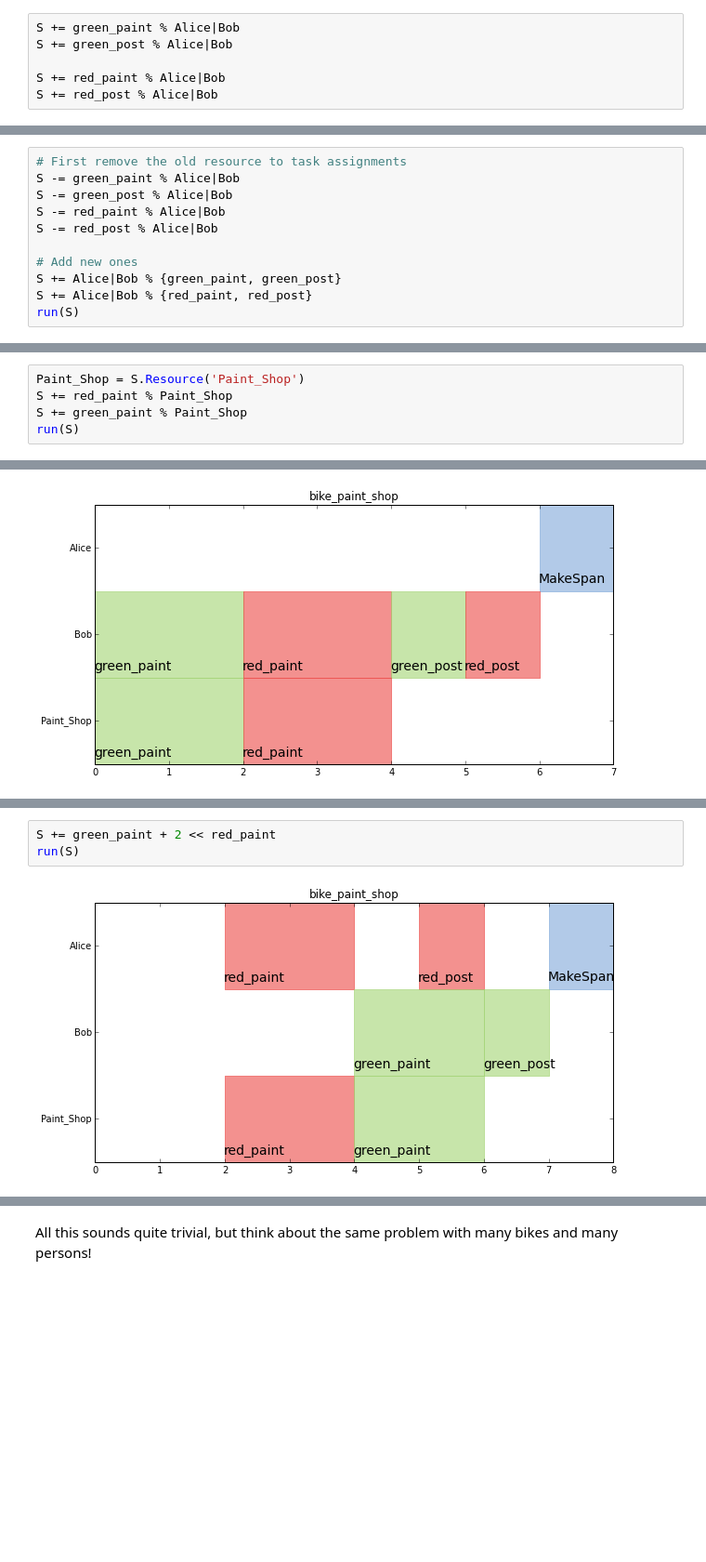
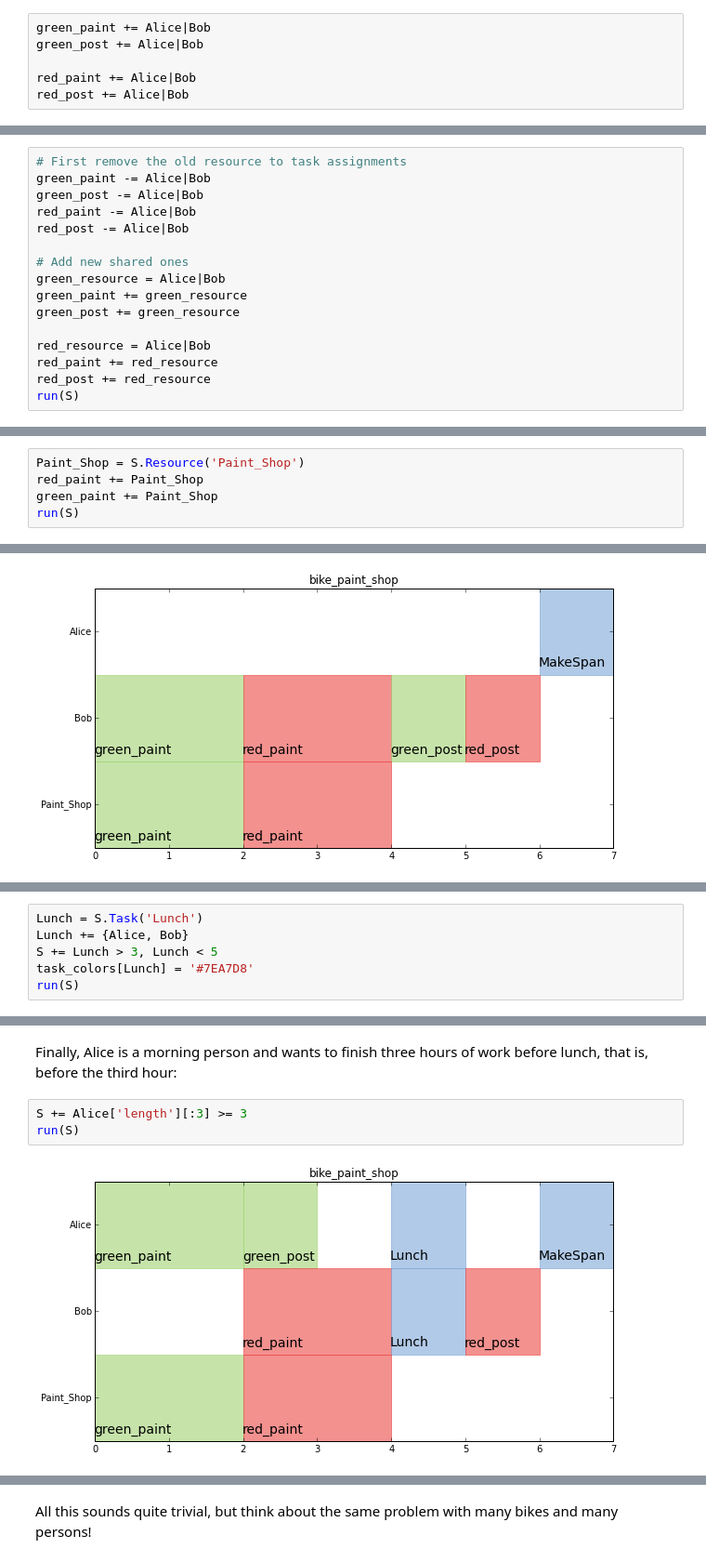
Before and after one commit to timnon/pyschedule-notebooks, a Jupyter notebook: README.ipynb, the cells around one changed output, grey strips where cells are left out. Shown at 93% size. Cells and saved outputs as stored; diff of their text form; blank space fills up the shorter version.

```diff
--- a/README.ipynb
+++ b/README.ipynb
@@ -72,11 +72,11 @@ S += green_paint < green_post, red_paint + 1 <= red_post
 # %% [markdown]
 Each task can be done by either Alice or Bob. Note that we use the %-operator to assign resources to tasks:
 # %%
-S += green_paint % Alice|Bob
-S += green_post % Alice|Bob
+green_paint += Alice|Bob
+green_post += Alice|Bob
 
-S += red_paint % Alice|Bob
-S += red_post % Alice|Bob
+red_paint += Alice|Bob
+red_post += Alice|Bob
 # %% [markdown]
 So lets have a look at the scenario:
 # %%
@@ -148,14 +147,19 @@ run(S)
 Bob is annoyed, if he paints the red bike, he also wants to do the post-processing, switching bikes takes too much time. We use the following constraints to ensure this. They ensure that painting and post-processing the red bike will both be done by either Alice or Bob. The same holds for the green one:
 # %%
 # First remove the old resource to task assignments
-S -= green_paint % Alice|Bob
-S -= green_post % Alice|Bob
-S -= red_paint % Alice|Bob
-S -= red_post % Alice|Bob
+green_paint -= Alice|Bob
+green_post -= Alice|Bob
+red_paint -= Alice|Bob
+red_post -= Alice|Bob
 
-# Add new ones
-S += Alice|Bob % {green_paint, green_post}
-S += Alice|Bob % {red_paint, red_post}
+# Add new shared ones
+green_resource = Alice|Bob
+green_paint += green_resource
+green_post += green_resource
+
+red_resource = Alice|Bob
+red_paint += red_resource
+red_post += red_resource
 run(S)
 # %% [output]
 [figure]
@@ -163,8 +167,8 @@ run(S)
 This schedule completes after four hours and suggests to paint both bikes at the same time. However, Alice and Bob have only a single paint shop which they need to share:
 # %%
 Paint_Shop = S.Resource('Paint_Shop')
-S += red_paint % Paint_Shop
-S += green_paint % Paint_Shop
+red_paint += Paint_Shop
+green_paint += Paint_Shop
 run(S)
 # %% [output]
 [figure]
@@ -179,0 +184,6 @@ Still everybody can go home after six hours, but we encounter another problem, i
+# %%
+Lunch = S.Task('Lunch')
+Lunch += {Alice, Bob}
+S += Lunch > 3, Lunch < 5
+task_colors[Lunch] = '#7EA7D8'
+run(S)
@@ -180,5 +192,7 @@ Still everybody can go home after six hours, but we encounter another problem, i
+# %% [markdown]
+Finally, Alice is a morning person and  wants to finish three hours of work before lunch, that is, before the third hour:
 # %%
-S += green_paint + 2 << red_paint
+S += Alice['length'][:3] >= 3
 run(S)
 # %% [output]
-[figure, old version]
+[figure, new version]
```
Also changed, not shown: parts of 14 cells of this notebook, 3 other files.
